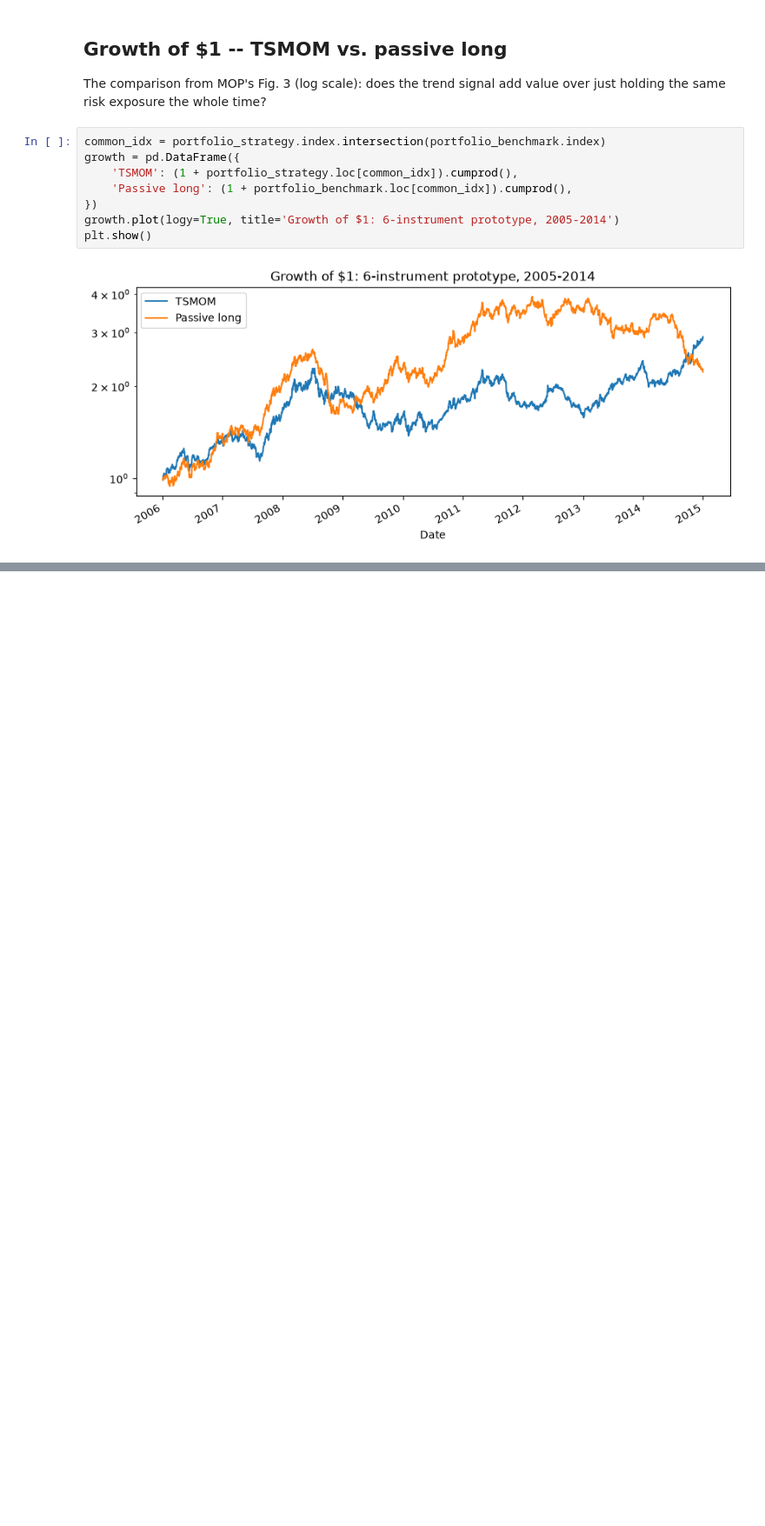
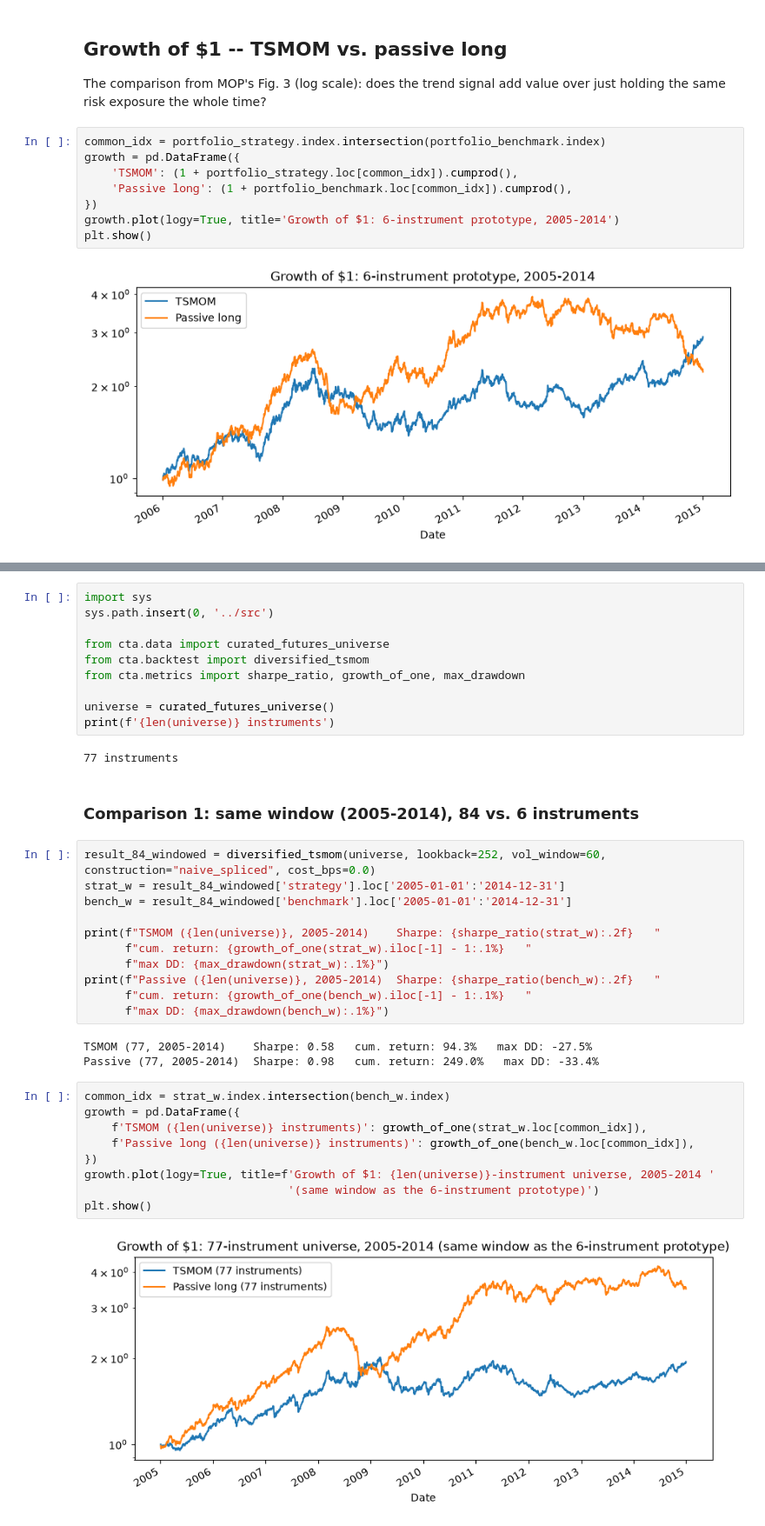
Before and after one commit to small-chicken/NUSInvestForecast, a Jupyter notebook: notebooks/02_strategy_research.ipynb, the cells around one changed output, grey strips where cells are left out. Shown at 87% size. Saved outputs shown, nothing was run; the diff lists cells and outputs as text; blank space fills up the shorter version.

```diff
--- a/notebooks/02_strategy_research.ipynb
+++ b/notebooks/02_strategy_research.ipynb
@@ -144,0 +172,39 @@ plt.show()
+# %%
+import sys
+sys.path.insert(0, '../src')
+
+from cta.data import curated_futures_universe
+from cta.backtest import diversified_tsmom
+from cta.metrics import sharpe_ratio, growth_of_one, max_drawdown
+
+universe = curated_futures_universe()
+print(f'{len(universe)} instruments')
+# %% [output]
+77 instruments
+# %% [markdown]
+### Comparison 1: same window (2005-2014), 84 vs. 6 instruments
+# %%
+result_84_windowed = diversified_tsmom(universe, lookback=252, vol_window=60, construction="naive_spliced", cost_bps=0.0)
+strat_w = result_84_windowed['strategy'].loc['2005-01-01':'2014-12-31']
+bench_w = result_84_windowed['benchmark'].loc['2005-01-01':'2014-12-31']
+
+print(f"TSMOM ({len(universe)}, 2005-2014)    Sharpe: {sharpe_ratio(strat_w):.2f}   "
+      f"cum. return: {growth_of_one(strat_w).iloc[-1] - 1:.1%}   "
+      f"max DD: {max_drawdown(strat_w):.1%}")
+print(f"Passive ({len(universe)}, 2005-2014)  Sharpe: {sharpe_ratio(bench_w):.2f}   "
+      f"cum. return: {growth_of_one(bench_w).iloc[-1] - 1:.1%}   "
+      f"max DD: {max_drawdown(bench_w):.1%}")
+# %% [output]
+TSMOM (77, 2005-2014)    Sharpe: 0.58   cum. return: 94.3%   max DD: -27.5%
+Passive (77, 2005-2014)  Sharpe: 0.98   cum. return: 249.0%   max DD: -33.4%
+# %%
+common_idx = strat_w.index.intersection(bench_w.index)
+growth = pd.DataFrame({
+    f'TSMOM ({len(universe)} instruments)': growth_of_one(strat_w.loc[common_idx]),
+    f'Passive long ({len(universe)} instruments)': growth_of_one(bench_w.loc[common_idx]),
+})
+growth.plot(logy=True, title=f'Growth of $1: {len(universe)}-instrument universe, 2005-2014 '
+                              '(same window as the 6-instrument prototype)')
+plt.show()
+# %% [output]
+[figure, added]
```
Also changed, not shown: parts of 46 cells of this notebook, 12 other files.
